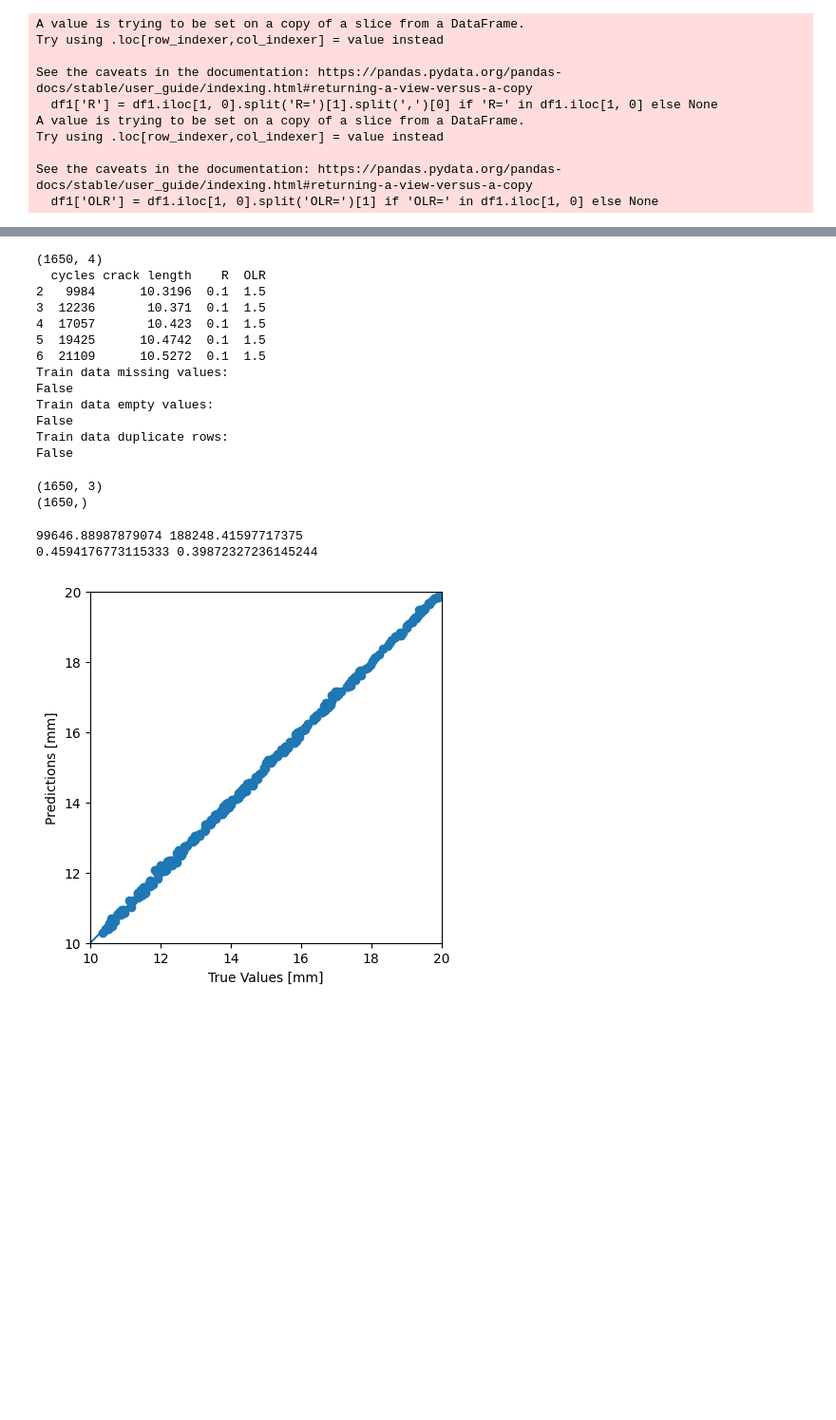
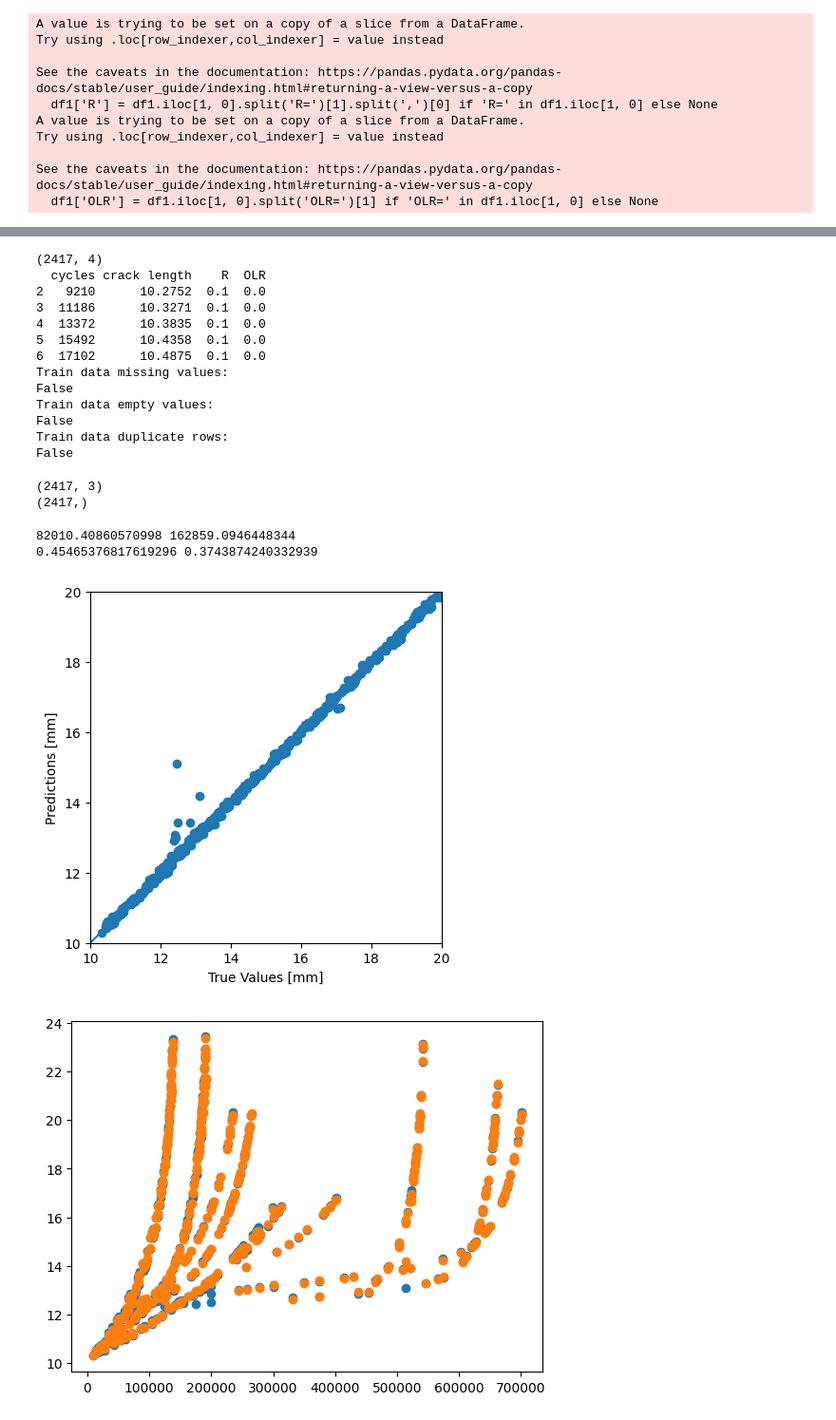
Before and after one commit to TNTU-124-System-analysis-research/qste340tm-modeling-of-fatigue-failure-after-single-overload, a Jupyter notebook: test.ipynb, the cells around one changed output, grey strips where cells are left out. Shown at 95% size. Drawn from its saved outputs; the diff is of its cells as text; code cells hidden in the pictures; blank space fills up the shorter version.

```diff
--- a/test.ipynb
+++ b/test.ipynb
@@ -137,5 +137,12 @@ E12['R'], E12['OLR'] = 0.7, 2.0
 # Concatenate all the experiments into one dataframe
 data = pd.concat([E1, E2, E3, E4, E5, E6, E7, E8, E9, E10, E11, E12])
 
+# Replace the NaN values with 0 FOR OLR
+data['OLR'] = data['OLR'].fillna(0)
+
+print(data)
+
 # Remove the rows with NaN values
 data = data.dropna()
+
+print(data)
@@ -156,13 +181,13 @@ print(data.isnull().values.any())
 print("Train data duplicate rows:")
 print(data.duplicated().values.any())
 # %% [output]
-(1650, 4)
+(2417, 4)
   cycles crack length    R  OLR
-2   9984      10.3196  0.1  1.5
-3  12236       10.371  0.1  1.5
-4  17057       10.423  0.1  1.5
-5  19425      10.4742  0.1  1.5
-6  21109      10.5272  0.1  1.5
+2   9210      10.2752  0.1  0.0
+3  11186      10.3271  0.1  0.0
+4  13372      10.3835  0.1  0.0
+5  15492      10.4358  0.1  0.0
+6  17102      10.4875  0.1  0.0
 Train data missing values:
 False
 Train data empty values:
@@ -176,10 +201,10 @@ y = data['crack length'].values
 print(X.shape)
 print(y.shape)
 # %% [output]
-(1650, 3)
-(1650,)
+(2417, 3)
+(2417,)
 # %%
-X_train, X_test, y_train, y_test = train_test_split(X, y, random_state=42, train_size = .8)
+X_train, X_test, y_train, y_test = train_test_split(X, y, random_state=42, test_size=0.2)
 
 scaler = MinMaxScaler(feature_range = (0, 1))
 X_train_scaled = scaler.fit_transform(X_train)
@@ -188,24 +213,29 @@ X_test_scaled = scaler.transform(X_test)
 print(np.mean(X), np.std(X))
 print(np.mean(X_train_scaled), np.std(X_train_scaled))
 # %% [output]
-99646.88987879074 188248.41597717375
-0.4594176773115333 0.39872327236145244
+82010.40860570998 162859.0946448344
+0.45465376817619296 0.3743874240332939
 # %%
 # Define the random forest model
 regressor = RandomForestRegressor(n_estimators=10, random_state=0, oob_score=True)
 regressor.fit(X_train, y_train)
 y_pred = regressor.predict(X_test)
 a = plt.axes(aspect='equal')
 plt.scatter(y_test, y_pred)
 plt.xlabel('True Values [mm]')
 plt.ylabel('Predictions [mm]')
 lims = [10, 20]
 plt.xlim(lims)
 plt.ylim(lims)
 _ = plt.plot(lims, lims)
 plt.show()
+
+plt.scatter(X_test[:,0], y_test)
+plt.scatter(X_test[:,0], y_pred)
+plt.show()
 # %% [output]
-[figure, old version]
+[figure, new version]
+[figure, added]
 # %%
 # Define the decision tree model
 from sklearn.tree import DecisionTreeRegressor
```
Also changed, not shown: parts of 3 cells of this notebook.
